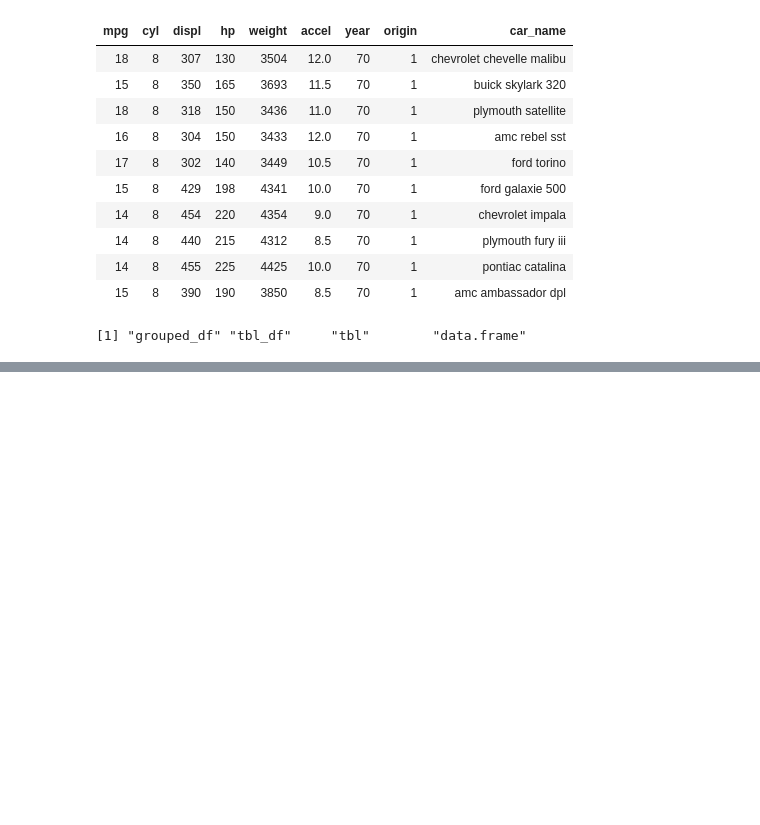
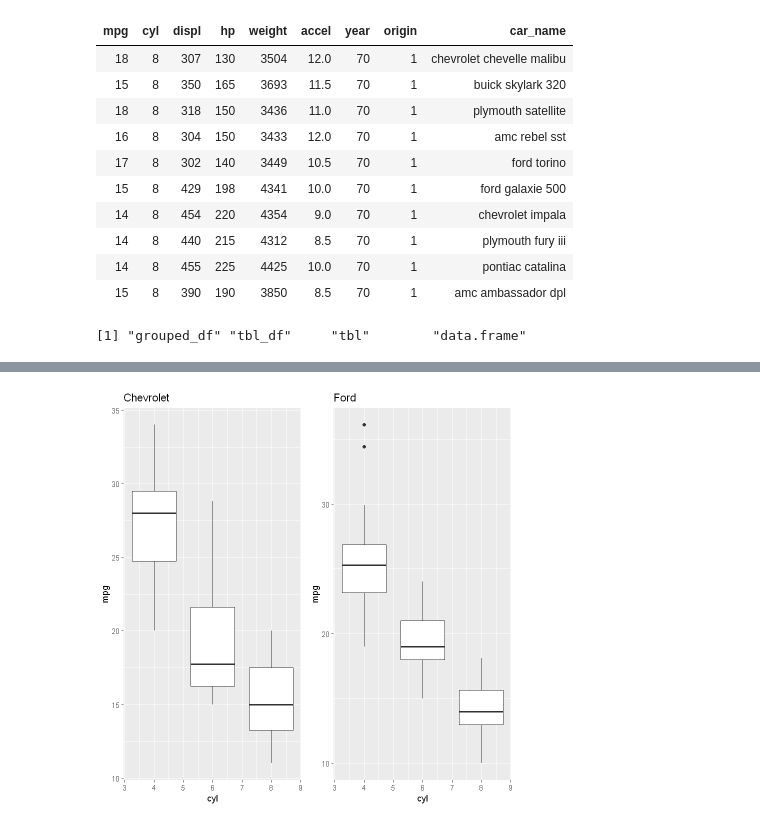
Before and after one commit to Anluhen/R, a Jupyter notebook: 19 - Tidyverse - Parte 2.ipynb, the cells around one changed output, grey strips where cells are left out. Saved outputs shown, nothing was run; the diff lists cells and outputs as text; code cells hidden in the pictures; blank space fills up the shorter version.

```diff
--- a/19 - Tidyverse - Parte 2.ipynb
+++ b/19 - Tidyverse - Parte 2.ipynb
@@ -271,0 +354,12 @@ class(mpg_group7)
+# %%
+# Fazendo todo o plot com o pipe %>%
+
+chart1 <- mpg_data %>%
+            group_by(year) %>%
+            filter(grepl("chevrolet", car_name)) %>%
+            ggplot(aes(x = cyl, y = mpg, group = cyl)) + geom_boxplot() + ggtitle("Chevrolet")
+
+chart2 <- mpg_data %>%
+            group_by(year) %>%
+            filter(grepl("ford", car_name)) %>%
+            ggplot(aes(x = cyl, y = mpg, group = cyl)) + geom_boxplot() + ggtitle("Ford")
@@ -271,0 +368,6 @@ class(mpg_group7)
+# %%
+# E organizando multiplos plots com ggarrange()
+
+ggarrange(chart1, chart2
+         , ncol = 2, nrow = 1)
+# %% [output]
@@ -271,0 +380 @@ class(mpg_group7)
+[figure, added]
```
Also changed, not shown: parts of 11 cells of this notebook.
